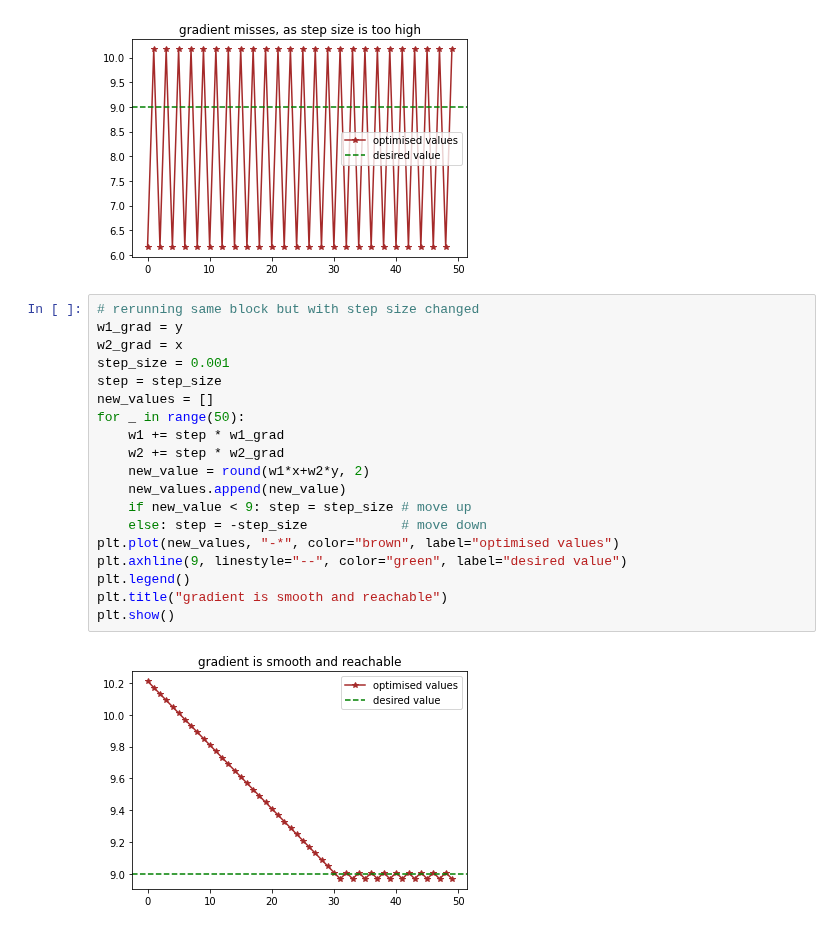
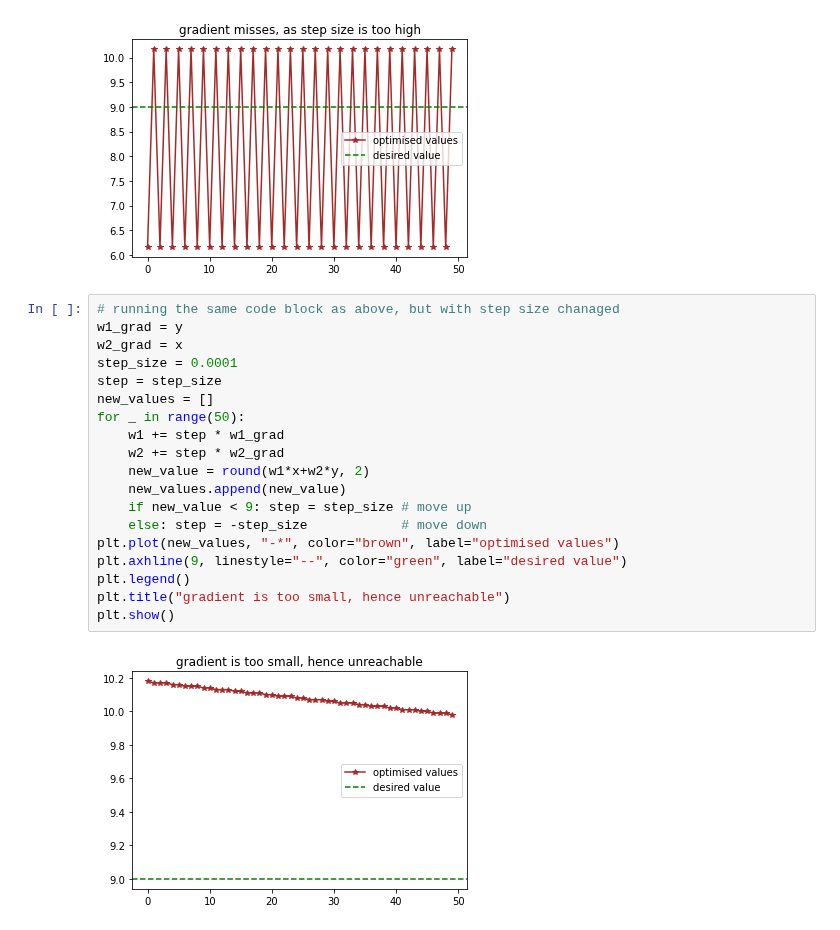
Before and after one commit to tanveer-sayyed/Experiments, a Jupyter notebook: basics/ak/gradientDescent.ipynb, the cells around one changed output. Saved outputs shown, nothing was run; the diff lists cells and outputs as text.

Commit message:
gradient descent updated

```diff
--- a/basics/ak/gradientDescent.ipynb
+++ b/basics/ak/gradientDescent.ipynb
@@ -50,23 +49,23 @@ plt.show()
 # %% [output]
 [figure]
 # %%
-# rerunning same block but with step size changed
+# running the same code block as above, but with step size chanaged
 w1_grad = y
 w2_grad = x
-step_size = 0.001
+step_size = 0.0001
 step = step_size
 new_values = []
 for _ in range(50):
     w1 += step * w1_grad
     w2 += step * w2_grad
     new_value = round(w1*x+w2*y, 2)
     new_values.append(new_value)
     if new_value < 9: step = step_size # move up
     else: step = -step_size            # move down
 plt.plot(new_values, "-*", color="brown", label="optimised values")
 plt.axhline(9, linestyle="--", color="green", label="desired value")
 plt.legend()
-plt.title("gradient is smooth and reachable")
+plt.title("gradient is too small, hence unreachable")
 plt.show()
 # %% [output]
-[figure, old version]
+[figure, new version]
```
Also changed, not shown: parts of 3 cells of this notebook.
